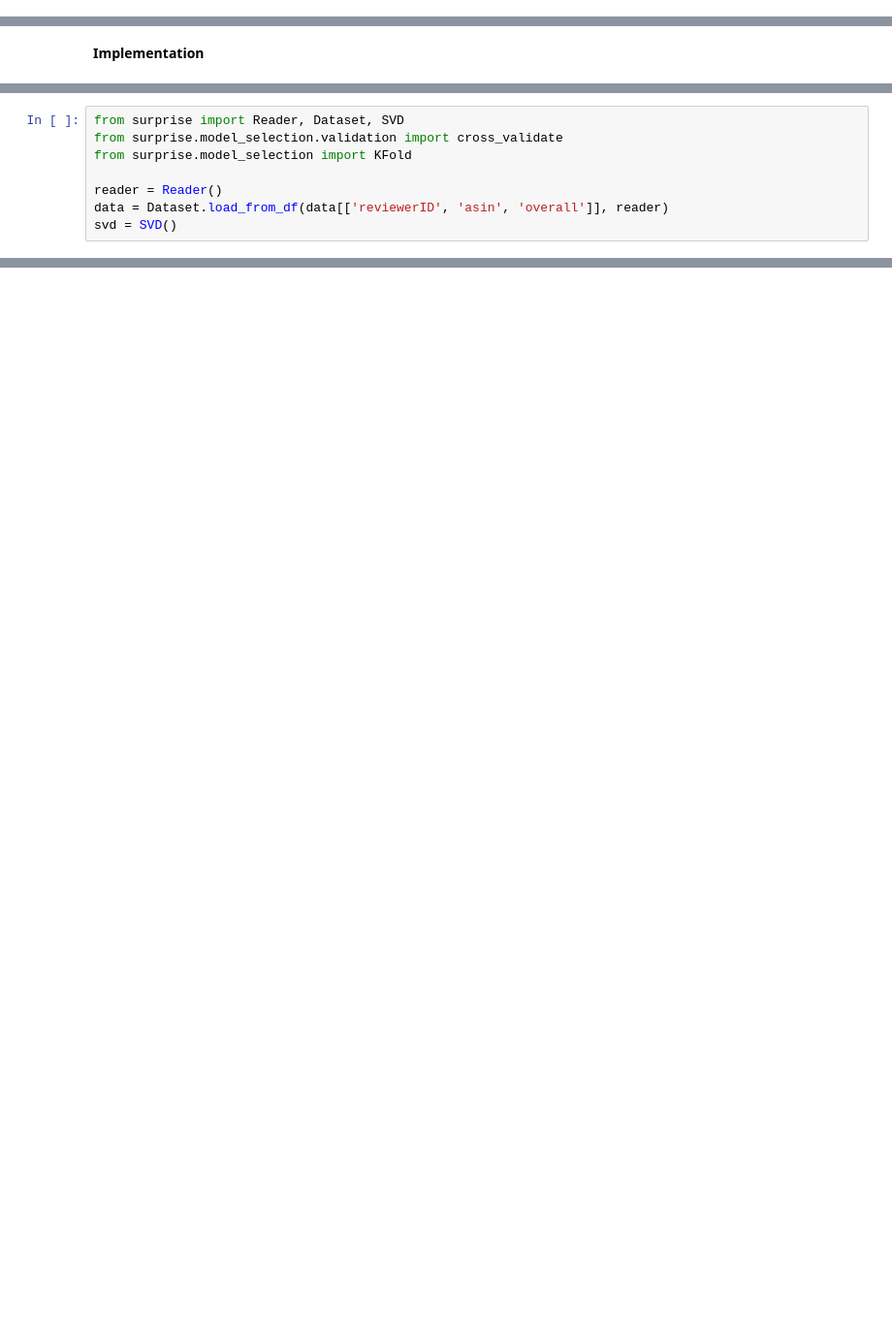
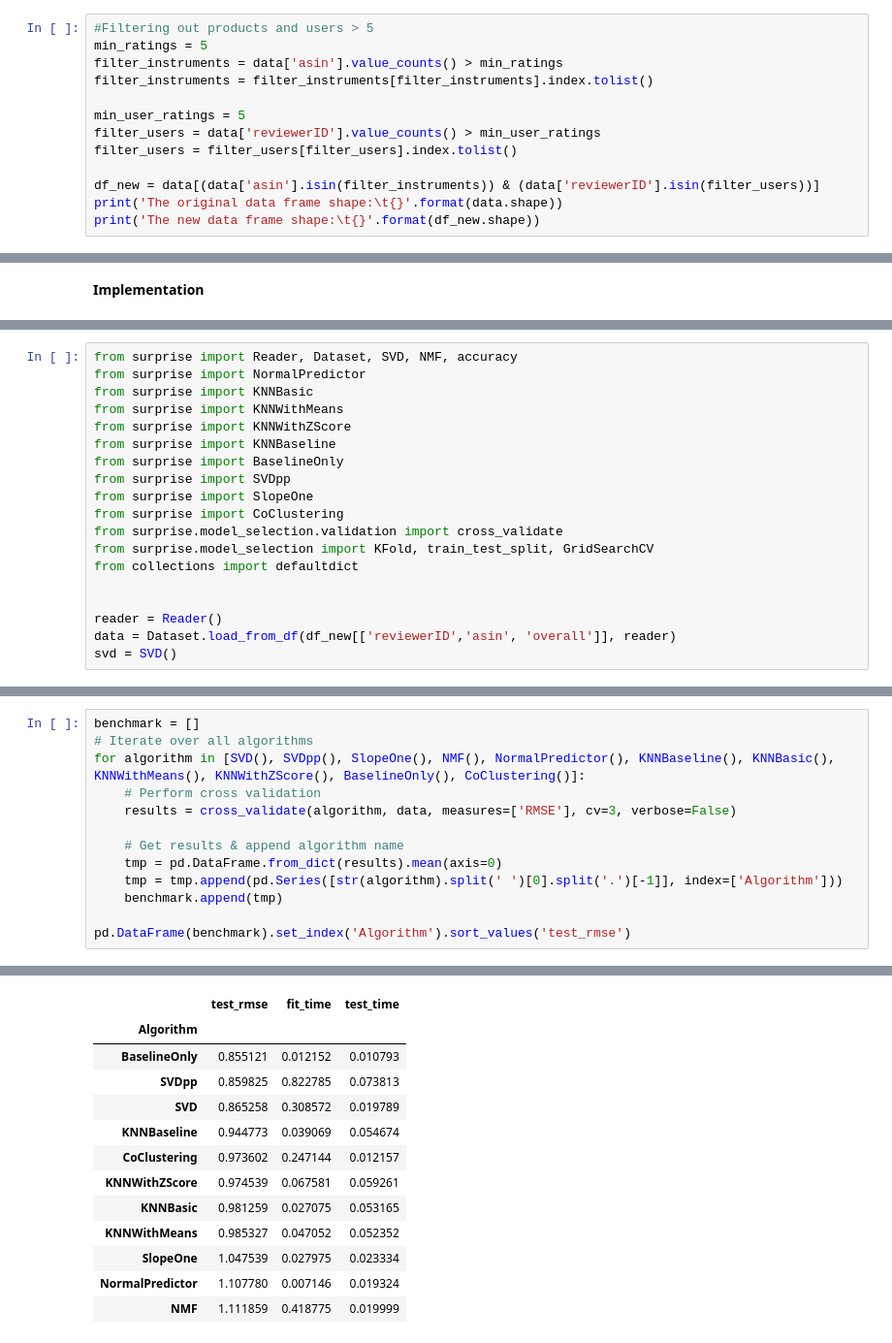
Before and after one commit to yjl0820/Recommender-System-ALS, a Jupyter notebook: Implementation_Platform.ipynb, the cells around one changed output, grey strips where cells are left out. Shown at 97% size. Drawn from its saved outputs; the diff is of its cells as text; blank space fills up the shorter version.

Commit message:
Refined modelling

```diff
--- a/Implementation_Platform.ipynb
+++ b/Implementation_Platform.ipynb
@@ -100,3 +101,16 @@ ratingCount.update_layout(yaxis_title = "overall", xaxis_title = "count")
 ratingCount.show()
 # %% [output]
 [interactive output not drawn]
+# %%
+#Filtering out products and users > 5
+min_ratings = 5
+filter_instruments = data['asin'].value_counts() > min_ratings
+filter_instruments = filter_instruments[filter_instruments].index.tolist()
+
+min_user_ratings = 5
+filter_users = data['reviewerID'].value_counts() > min_user_ratings
+filter_users = filter_users[filter_users].index.tolist()
+
+df_new = data[(data['asin'].isin(filter_instruments)) & (data['reviewerID'].isin(filter_users))]
+print('The original data frame shape:\t{}'.format(data.shape))
+print('The new data frame shape:\t{}'.format(df_new.shape))
@@ -124,9 +142,20 @@ Successfully installed scikit-surprise-1.1.1 surprise-0.1
 # %%
-from surprise import Reader, Dataset, SVD
+from surprise import Reader, Dataset, SVD, NMF, accuracy
+from surprise import NormalPredictor
+from surprise import KNNBasic
+from surprise import KNNWithMeans
+from surprise import KNNWithZScore
+from surprise import KNNBaseline
+from surprise import BaselineOnly
+from surprise import SVDpp
+from surprise import SlopeOne
+from surprise import CoClustering
 from surprise.model_selection.validation import cross_validate
-from surprise.model_selection import KFold
+from surprise.model_selection import KFold, train_test_split, GridSearchCV
+from collections import defaultdict
+
 
 reader = Reader()
-data = Dataset.load_from_df(data[['reviewerID', 'asin', 'overall']], reader)
+data = Dataset.load_from_df(df_new[['reviewerID','asin', 'overall']], reader)
 svd = SVD()
 # %%
@@ -175,0 +200,14 @@ algo = SVD()
+# %%
+benchmark = []
+# Iterate over all algorithms
+for algorithm in [SVD(), SVDpp(), SlopeOne(), NMF(), NormalPredictor(), KNNBaseline(), KNNBasic(), KNNWithMeans(), KNNWithZScore(), BaselineOnly(), CoClustering()]:
+    # Perform cross validation
+    results = cross_validate(algorithm, data, measures=['RMSE'], cv=3, verbose=False)
+
+    # Get results & append algorithm name
+    tmp = pd.DataFrame.from_dict(results).mean(axis=0)
+    tmp = tmp.append(pd.Series([str(algorithm).split(' ')[0].split('.')[-1]], index=['Algorithm']))
+    benchmark.append(tmp)
+
+pd.DataFrame(benchmark).set_index('Algorithm').sort_values('test_rmse')
+# %% [output]
@@ -175,0 +231,13 @@ algo = SVD()
+|  | test_rmse | fit_time | test_time |
+| Algorithm |  |  |  |
+| BaselineOnly | 0.855121 | 0.012152 | 0.010793 |
+| SVDpp | 0.859825 | 0.822785 | 0.073813 |
+| SVD | 0.865258 | 0.308572 | 0.019789 |
+| KNNBaseline | 0.944773 | 0.039069 | 0.054674 |
+| CoClustering | 0.973602 | 0.247144 | 0.012157 |
+| KNNWithZScore | 0.974539 | 0.067581 | 0.059261 |
+| KNNBasic | 0.981259 | 0.027075 | 0.053165 |
+| KNNWithMeans | 0.985327 | 0.047052 | 0.052352 |
+| SlopeOne | 1.047539 | 0.027975 | 0.023334 |
+| NormalPredictor | 1.107780 | 0.007146 | 0.019324 |
+| NMF | 1.111859 | 0.418775 | 0.019999 |
```
Also changed, not shown: parts of 14 cells of this notebook.
